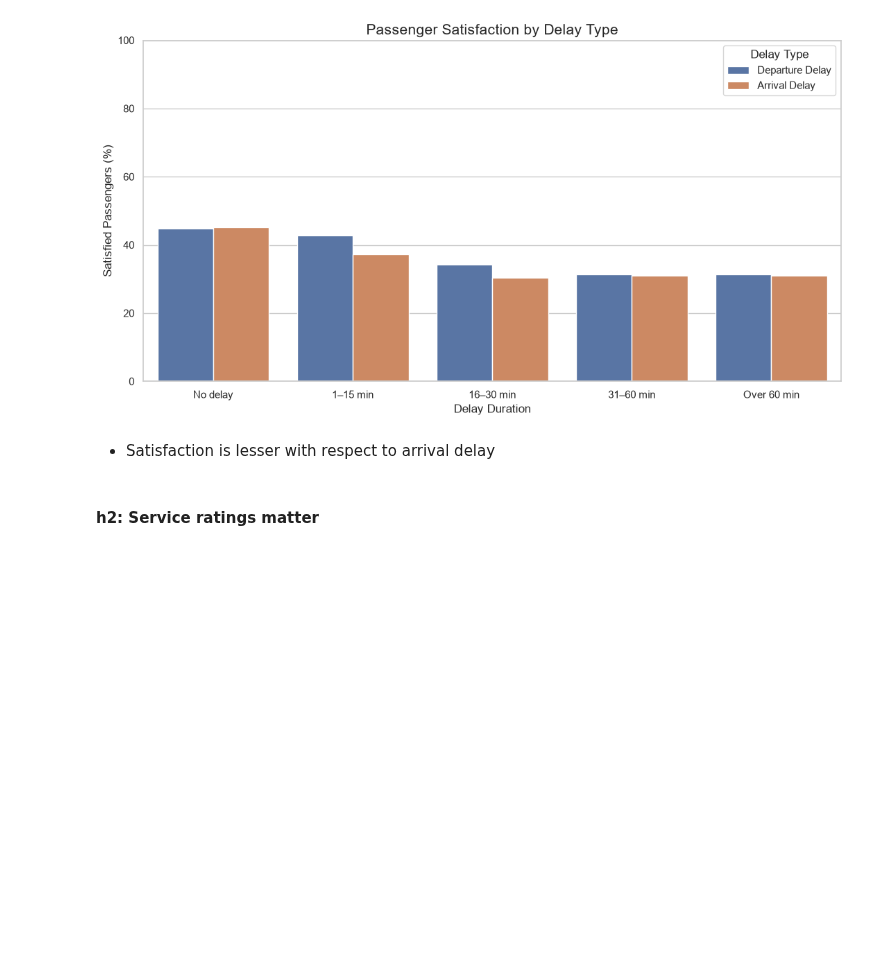
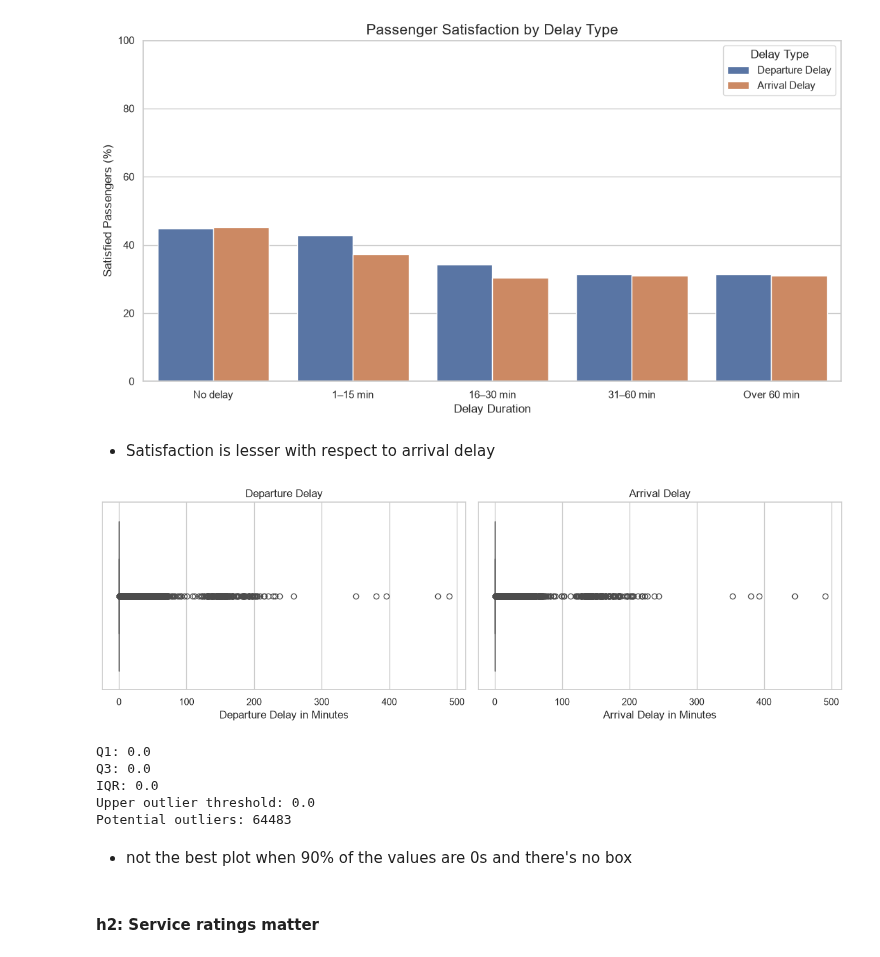
Before and after one commit to BharatK0049/airline-satisfaction-prediction, a Jupyter notebook: notebooks/02_eda.ipynb, the cells around one changed output. Cells and saved outputs as stored; diff of their text form; code cells hidden in the pictures; blank space fills up the shorter version.

Commit message:
docs: assess delay box plots

```diff
--- a/notebooks/02_eda.ipynb
+++ b/notebooks/02_eda.ipynb
@@ -392,6 +392,39 @@ plt.show()
 [figure]
 # %% [markdown]
 - Satisfaction is lesser with respect to arrival delay
+# %%
+fig, axes = plt.subplots(1, 2, figsize=(12, 4))
+
+sns.boxplot(data=train_df, x="Departure Delay in Minutes", ax=axes[0])
+sns.boxplot(data=train_df, x="Arrival Delay in Minutes", ax=axes[1])
+
+axes[0].set_title("Departure Delay")
+axes[1].set_title("Arrival Delay")
+
+plt.tight_layout()
+plt.show()
+# %% [output]
+[figure, added]
+# %%
+q1 = delay.quantile(0.25)
+q3 = delay.quantile(0.75)
+iqr = q3 - q1
+
+upper_bound = q3 + 1.5 * iqr
+
+print("Q1:", q1)
+print("Q3:", q3)
+print("IQR:", iqr)
+print("Upper outlier threshold:", upper_bound)
+print("Potential outliers:", (delay > upper_bound).sum())
+# %% [output]
+Q1: 0.0
+Q3: 0.0
+IQR: 0.0
+Upper outlier threshold: 0.0
+Potential outliers: 64483
+# %% [markdown]
+- not the best plot when 90% of the values are 0s and there's no box
 # %% [markdown]
 #### h2: Service ratings matter
 # %% [markdown]
```
